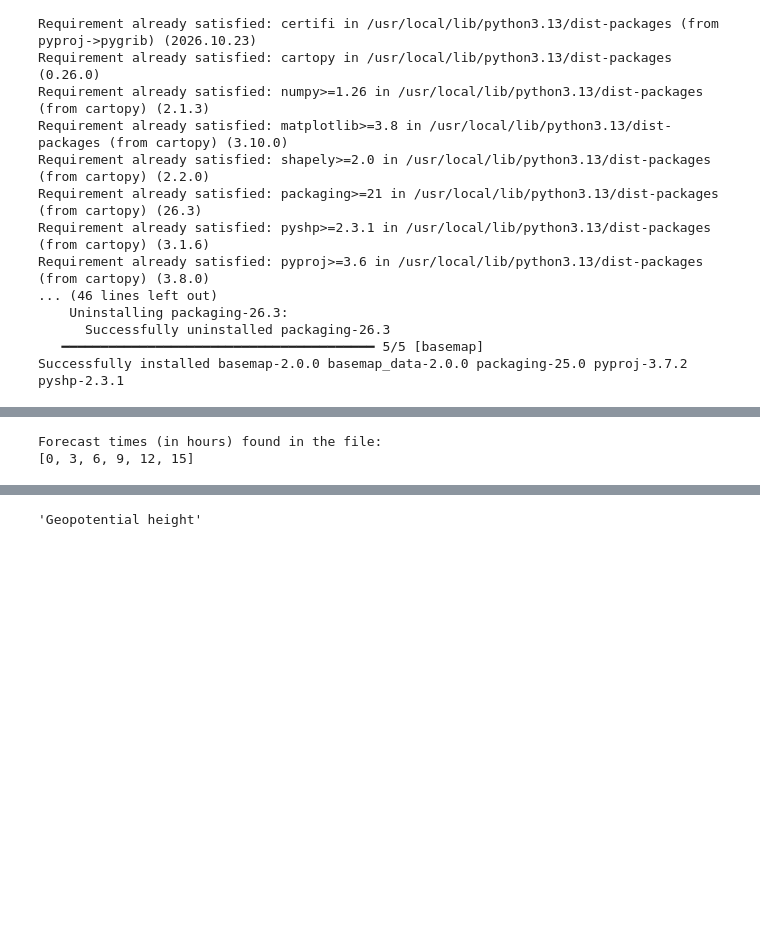
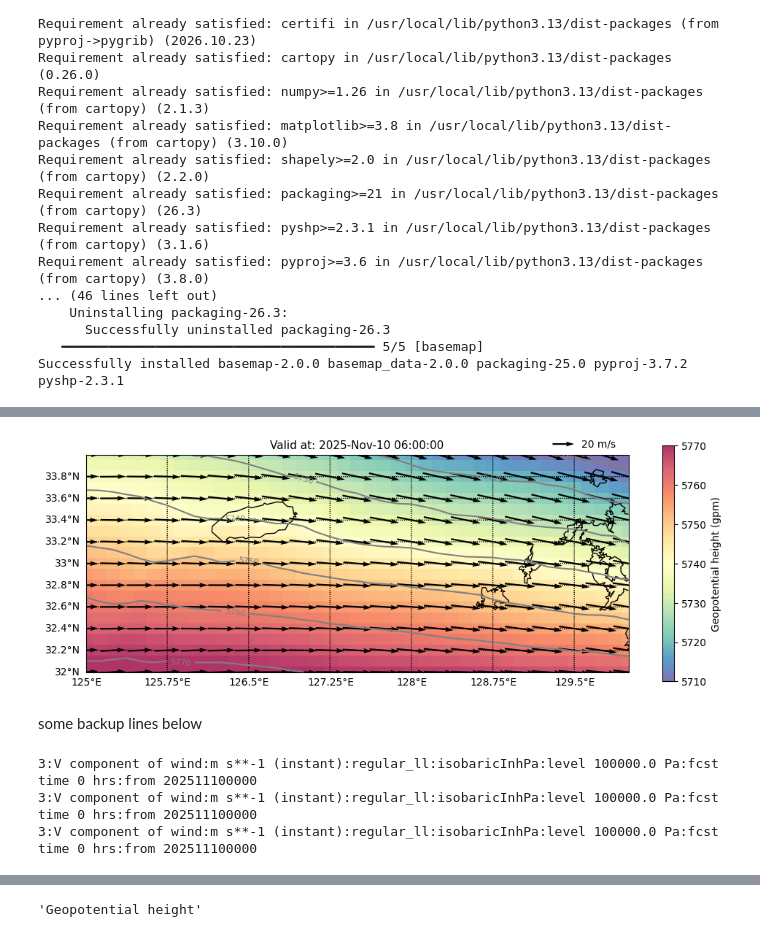
Before and after one commit to senchiao/HRRR_plots, a Jupyter notebook: JMA_MSM_model.ipynb, the cells around one changed output, grey strips where cells are left out. Cells and saved outputs as stored; diff of their text form; code cells hidden in the pictures; blank space fills up the shorter version.

```diff
--- a/JMA_MSM_model.ipynb
+++ b/JMA_MSM_model.ipynb
@@ -35,21 +190,58 @@ grbs = pygrib.open(filename)
+# %%
+# Set up a landscape-oriented figure (wider aspect ratio, e.g., 12 width by 6 height)
+plt.figure(figsize=(12, 6))
+
+m_land = Basemap(resolution='i', projection='cyl',\
+                 llcrnrlon=zoom_bot_left_lon, llcrnrlat=zoom_bot_left_lat,\
+                 urcrnrlon=zoom_top_right_lon, urcrnrlat=zoom_top_right_lat)
+
+m_land.drawstates()
+m_land.drawcoastlines()
+
+m_land.drawparallels(np.arange(32.0, 34., 0.2), labels=[1,0,0,0], fontsize=10)
+m_land.drawmeridians(np.arange(125., 130.1, 0.75), labels=[0,0,0,1], fontsize=10)
+
+plt.xlim(zoom_bot_left_lon, zoom_top_right_lon)
+plt.ylim(zoom_bot_left_lat, zoom_top_right_lat)
+
+# Plot background
+im = plt.pcolormesh(lons, lats, z500, cmap='Spectral_r', vmax=5770, vmin=5710, alpha=0.8)
+
+# Adjust the colorbar: 'shrink' scales its length, 'aspect' scales its thickness
+plt.colorbar(im, label='Geopotential height (gpm)', shrink=0.7, aspect=20)
+
+# Overlay contours
+CS = m_land.contour(lons, lats, z500, colors='grey', levels=np.arange(5710, 5771, 10))
+plt.clabel(CS, inline=1, fontsize=8, fmt='%1.0f')
+
+# Overlay wind vectors
+skip = 2
+x_land, y_land = m_land(lons, lats)
+Q = m_land.quiver(x_land[::skip, ::skip], y_land[::skip, ::skip], u_wind[::skip, ::skip], v_wind[::skip, ::skip],
+                  pivot='middle', color='black', scale=500, width=0.003)
+plt.quiverkey(Q, 0.9, 1.05, 20, '20 m/s', labelpos='E', coordinates='axes')
+
+plt.title('Valid at: ' + validDate.strftime('%Y-%b-%d %H:%M:%S'), fontsize=11)
+plt.show()
+# %% [output]
+[figure, added]
+# %% [markdown]
+some backup lines below
+# %%
+variables = ['Temperature','Relative humidity','Vertical Velocity']
+figure_num = 1
+for v in variables:
+    # find first grb message with a matching name
+    grb = grbs.select(name='V component of wind')[0]  # the number in brackets is the level [0] surface, [-1] model top
+    # Print grb - there is some good info in here, like the model level
+    print(grb)
+    grb
+# %% [output]
+3:V component of wind:m s**-1 (instant):regular_ll:isobaricInhPa:level 100000.0 Pa:fcst time 0 hrs:from 202511100000
+3:V component of wind:m s**-1 (instant):regular_ll:isobaricInhPa:level 100000.0 Pa:fcst time 0 hrs:from 202511100000
+3:V component of wind:m s**-1 (instant):regular_ll:isobaricInhPa:level 100000.0 Pa:fcst time 0 hrs:from 202511100000
 # %%
 grbs.seek(0) #(go back to top of file)
 for grb in grbs:
     grb
     #print(grb) # Print an inventory of the file
-# %%
-grbs.seek(0)
-fcst_times = set()
-
-for grb in grbs:
-    # PyGRIB messages store the forecast step/time in keys like 'forecastTime' or 'fcstTime'
-    if grb.has_key('forecastTime'):
-        fcst_times.add(grb['forecastTime'])
-    elif grb.has_key('fcstTime'):
-        fcst_times.add(grb['fcstTime'])
-
-print("Forecast times (in hours) found in the file:")
-print(sorted(list(fcst_times)))
-# %% [output]
-Forecast times (in hours) found in the file:
-[0, 3, 6, 9, 12, 15]
```
Also changed, not shown: parts of 11 cells of this notebook.
